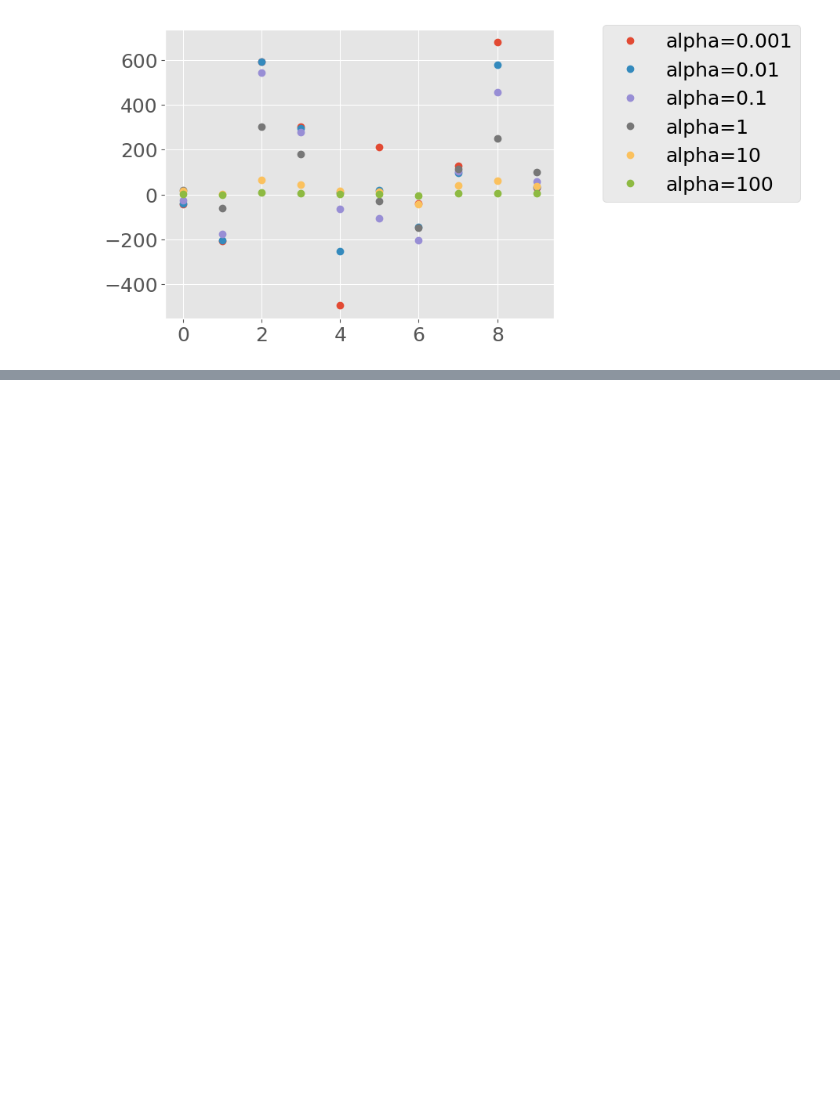
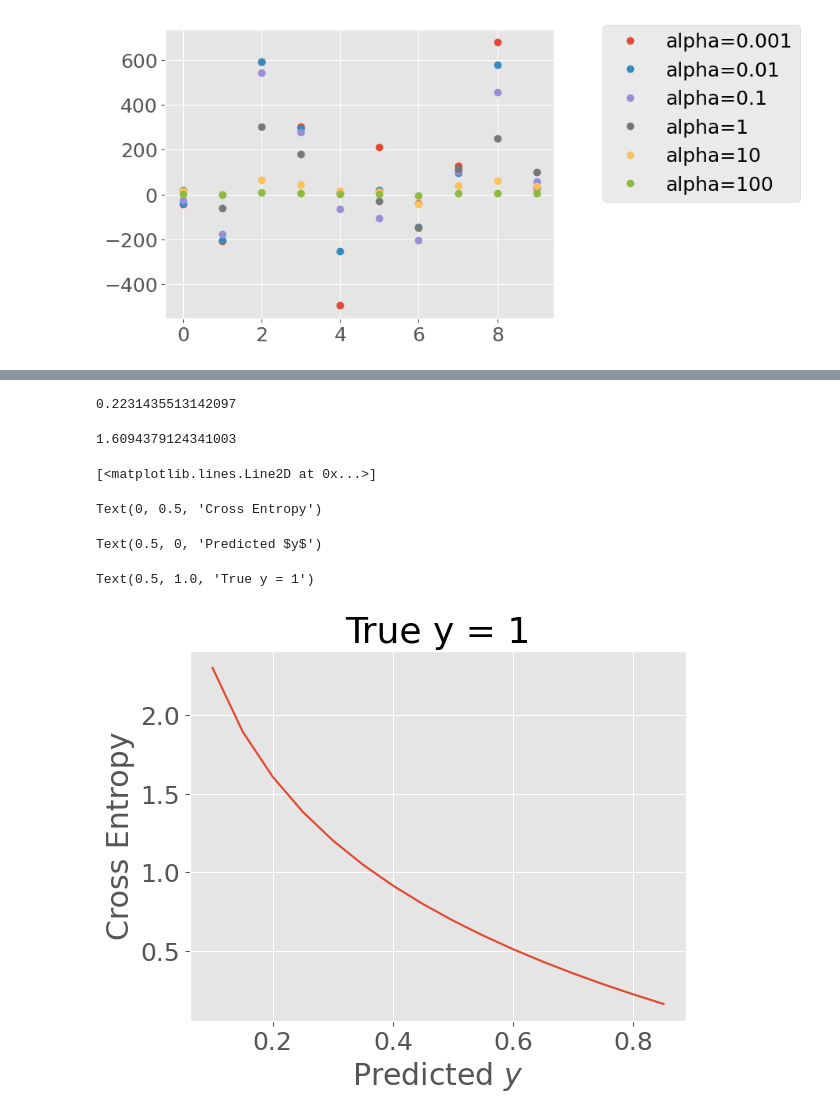
Before and after one commit to arghyadutta/AIComplexSystems, a Jupyter notebook: 04-notebook.ipynb, the cells around one changed output, grey strips where cells are left out. Drawn from its saved outputs; the diff is of its cells as text; code cells hidden in the pictures; blank space fills up the shorter version.

```diff
--- a/04-notebook.ipynb
+++ b/04-notebook.ipynb
@@ -210,9 +211,8 @@ $R^2$= 0.6432286945616815
 # %% [markdown]
 ## Let's now work with a more complicated diabetes data
 # %%
-from sklearn.datasets import load_diabetes
 
-diabetes = load_diabetes()
+diabetes = datasets.load_diabetes()
 diabetes.keys()
 print(diabetes['DESCR'])
 # %% [output]
@@ -389,0 +420,32 @@ pass;
+# %%
+def binary_cross_entropy(y_true, y_pred):
+    loss = - (y_true * np.log(y_pred) + (1 - y_true) * np.log(1 - y_pred))
+    return loss
+
+# correct prediction
+y_true_1 = 1
+y_pred_1 = 0.8  # Predicted probability for class 1
+binary_cross_entropy(y_true_1, y_pred_1)
+
+# incorrect prediction
+y_true_2 = 1
+y_pred_2 = 0.2  # Predicted probability for class 1
+binary_cross_entropy(y_true_2, y_pred_2)
+
+x = np.arange(.1,.9,.05)
+cent = []
+for _ in x:
+    cent.append(binary_cross_entropy(1, _))
+# cent
+plt.plot(x,cent)
+plt.ylabel('Cross Entropy')
+plt.xlabel('Predicted $y$')
+plt.title('True y = 1')
+# %% [output]
+0.2231435513142097
+1.6094379124341003
+[<matplotlib.lines.Line2D at 0x...>]
+Text(0, 0.5, 'Cross Entropy')
+Text(0.5, 0, 'Predicted $y$')
+Text(0.5, 1.0, 'True y = 1')
+[figure, added]
```
Also changed, not shown: parts of 6 cells of this notebook, 1 other file.
